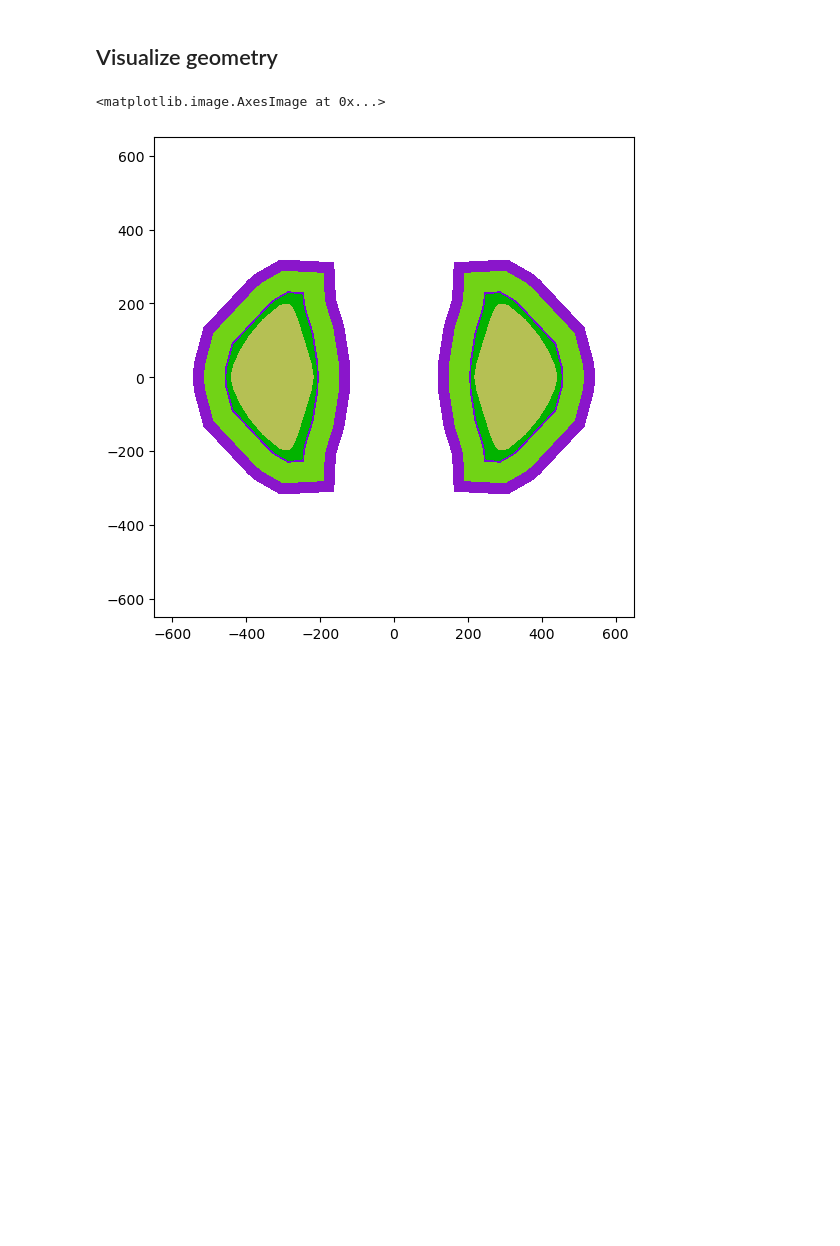
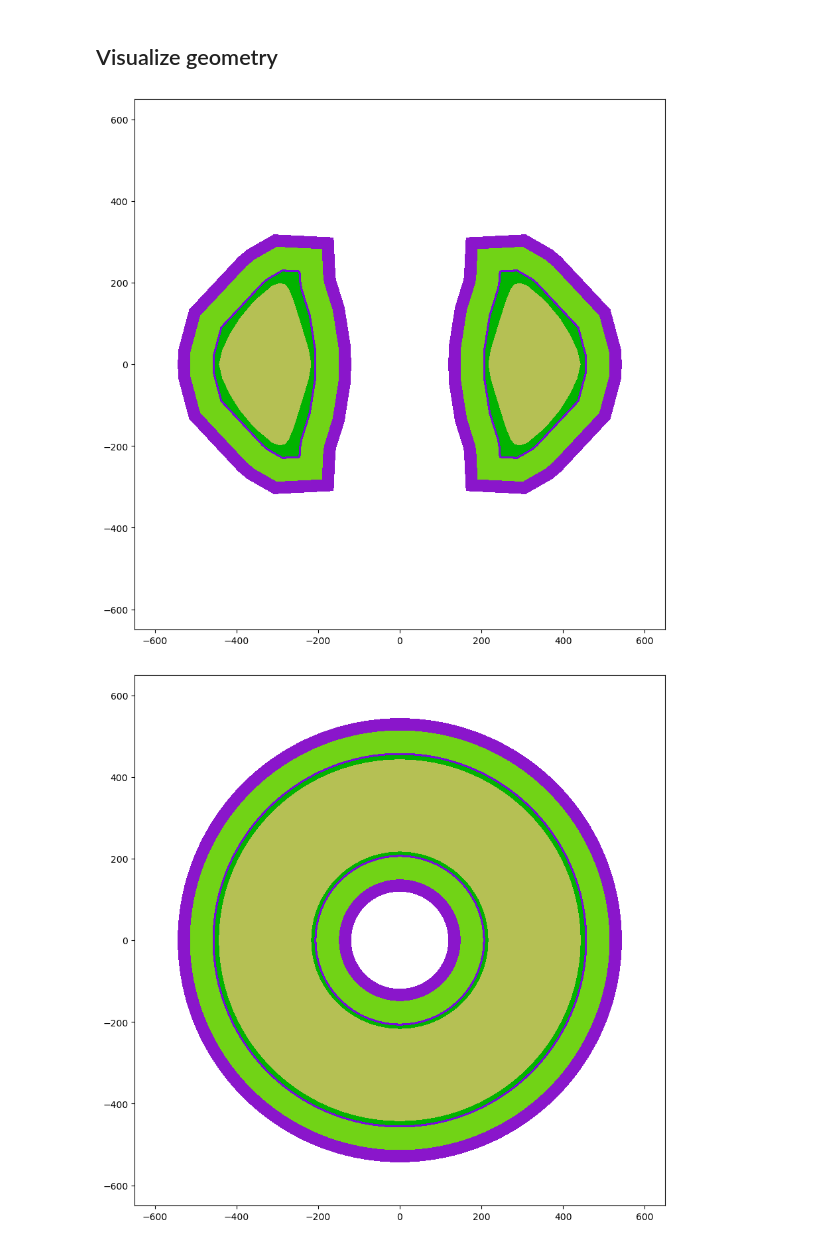
Before and after one commit to SteSeg/tokamak_radiation_environment, a Jupyter notebook: notebooks/make_core_components.ipynb, the cells around one changed output. Cells and saved outputs as stored; diff of their text form; code cells hidden in the pictures; blank space fills up the shorter version.

```diff
--- a/notebooks/make_core_components.ipynb
+++ b/notebooks/make_core_components.ipynb
@@ -175,8 +176,11 @@ geometry = openmc.Geometry(root=root)
 # %%
 universe = openmc.Universe(cells=root)
 
+universe.plot(basis='xz', width=[1300, 1300], pixels=[800, 800], color_by='cell')
+plt.show()
 
-universe.plot(basis='xz', width=[1300, 1300], pixels=[1200, 1200], color_by='cell')
+universe.plot(basis='xy', width=[1300, 1300], pixels=[800, 800], color_by='cell')
+plt.show()
 # %% [output]
-<matplotlib.image.AxesImage at 0x...>
-[figure, old version]
+[figure, new version]
+[figure, added]
```
Also changed, not shown: parts of 2 cells of this notebook, 1 other file.
